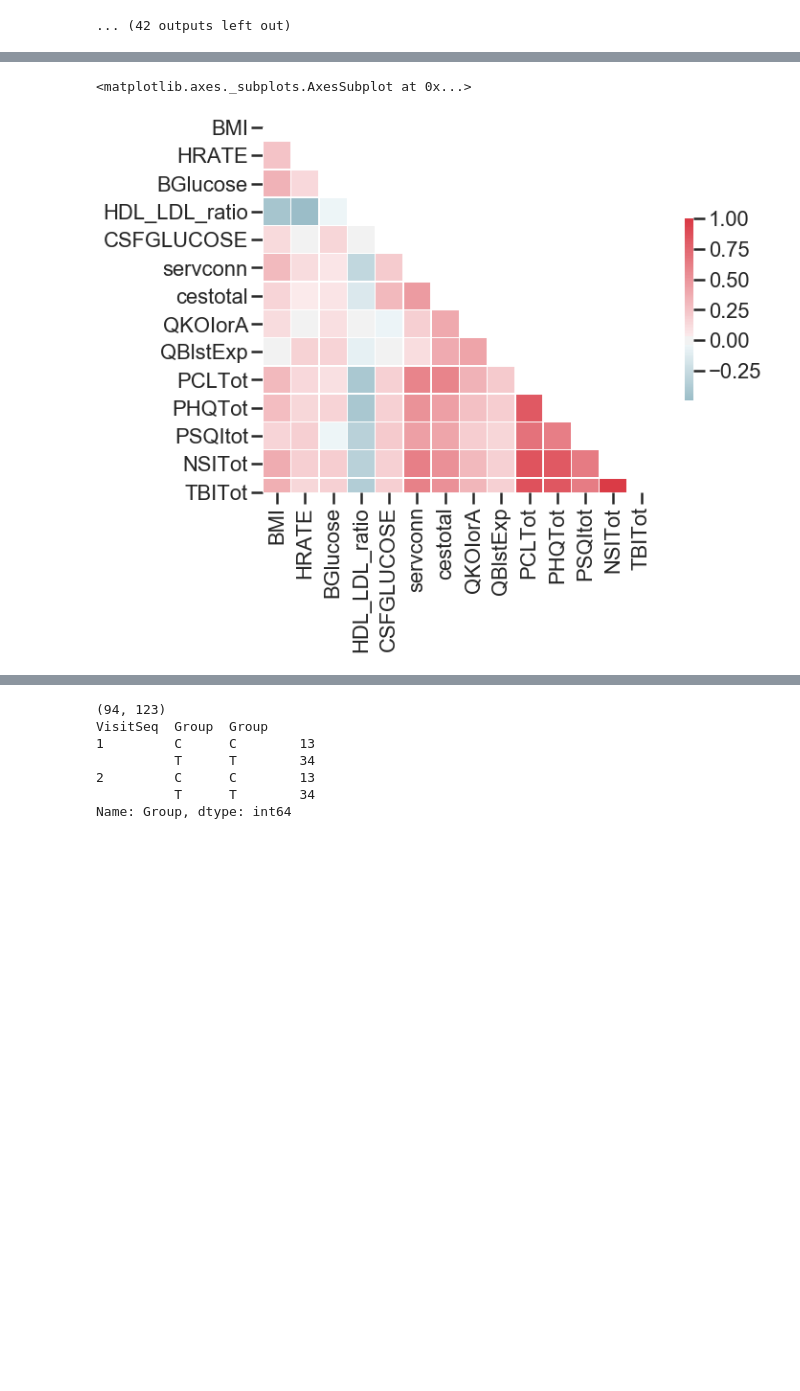
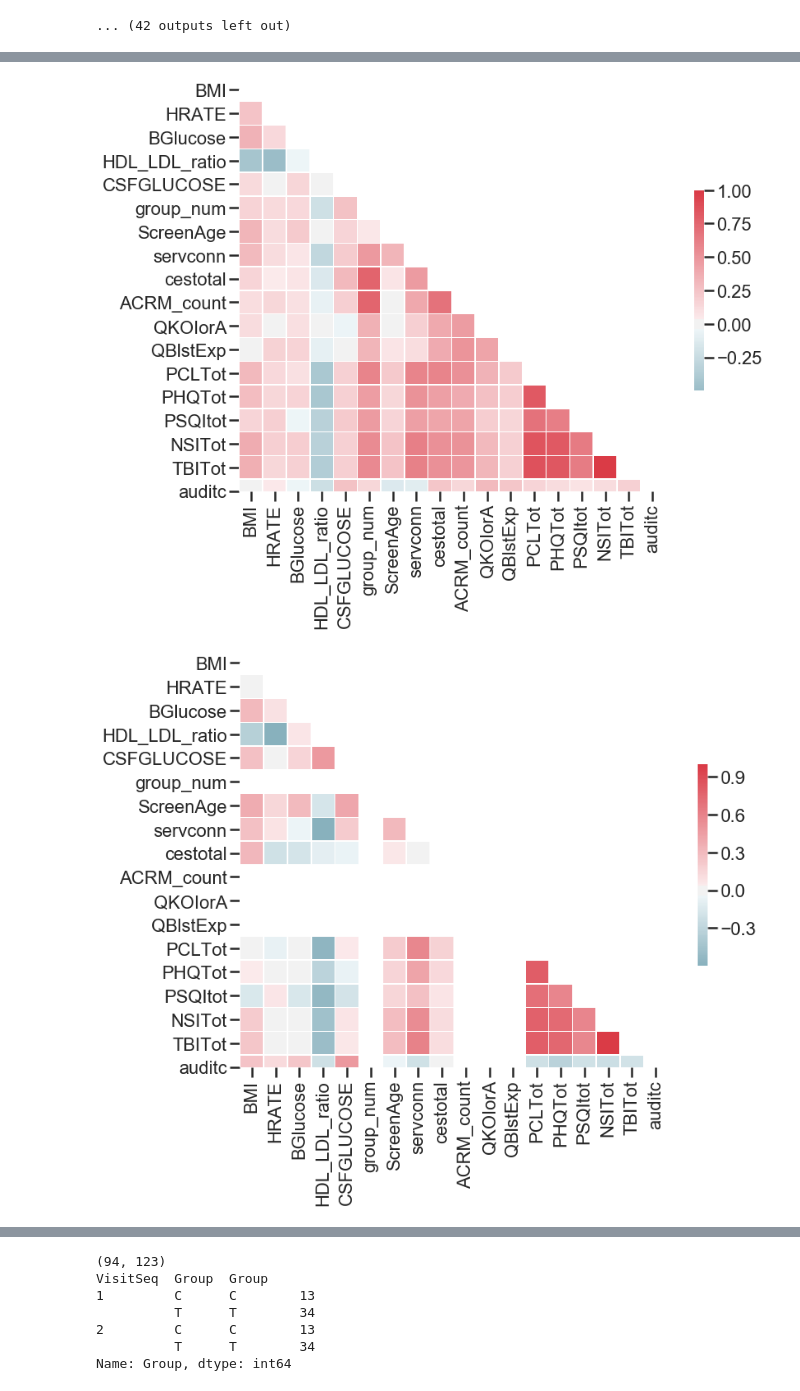
Before and after one commit to grace3999/Clinical, a Jupyter notebook: TBI_Health.ipynb, the cells around one changed output, grey strips where cells are left out. Cells and saved outputs as stored; diff of their text form; code cells hidden in the pictures; blank space fills up the shorter version.

```diff
--- a/TBI_Health.ipynb
+++ b/TBI_Health.ipynb
@@ -27,6 +27,8 @@ data_path = 'C:/Users/Schindler/Documents/Schindler_Lab/Data/Clinical projects/P
 data = pd.read_csv(data_path, index_col=0)
 data = pd.DataFrame(data = data)
 
+data['group_num'] = data['Group'].replace({'C': 0, 'T': 1})
+
 print('Original data shape:\n', data.shape, '\n')
 print(data.info())
 data.head(1)
@@ -160,8 +194,12 @@ Handedness
 ... (42 outputs left out)
 # %%
 sig_params = ['BMI', 'HRATE', 'BGlucose', 'HDL_LDL_ratio', 'CSFGLUCOSE',
-              'servconn', 'cestotal', 'QKOIorA', 'QBlstExp',
-              'PCLTot', 'PHQTot', 'PSQItot', 'NSITot', 'TBITot']
+              'group_num', 'ScreenAge',
+              'servconn', 'cestotal', 'ACRM_count', 'QKOIorA', 'QBlstExp',
+              'PCLTot', 'PHQTot', 'PSQItot', 'NSITot', 'TBITot', 'auditc']
 
-data_corr = data_v1[sig_params].corr()
-data_corr
+data_sig_health = data_v1[sig_params]
+
+data_corr = data_sig_health.corr()
+data_corr_0 = data_sig_health[data_sig_health['group_num'] == 0].corr()
+data_corr_1 = data_sig_health[data_sig_health['group_num'] == 1].corr()
@@ -184,16 +206,25 @@ data_corr
 # %%
 # Generate a mask for the upper triangle
 mask = np.triu(np.ones_like(data_corr, dtype=np.bool))
-
-# Set up the matplotlib figure
-f, ax = plt.subplots(figsize=(11, 7))
 
 # Generate a custom diverging colormap
 cmap = sns.diverging_palette(220, 10, as_cmap=True)
 
 # Draw the heatmap with the mask and correct aspect ratio
+f, ax = plt.subplots(figsize=(13, 9))
 sns.heatmap(data_corr, mask=mask, cmap=cmap, vmax=1, center=0,
             square=True, linewidths=.5, cbar_kws={"shrink": .5})
+plt.show()
+
+f, ax = plt.subplots(figsize=(13, 9))
+sns.heatmap(data_corr_0, mask=mask, cmap=cmap, vmax=1, center=0,
+            square=True, linewidths=.5, cbar_kws={"shrink": .5})
+plt.show()
+
+f, ax = plt.subplots(figsize=(13, 9))
+sns.heatmap(data_corr_1, mask=mask, cmap=cmap, vmax=1, center=0,
+            square=True, linewidths=.5, cbar_kws={"shrink": .5})
+plt.show()
 # %% [output]
-<matplotlib.axes._subplots.AxesSubplot at 0x...>
-[figure, old version]
+[figure, new version]
+[figure, added]
```
Also changed, not shown: parts of 8 cells of this notebook.
